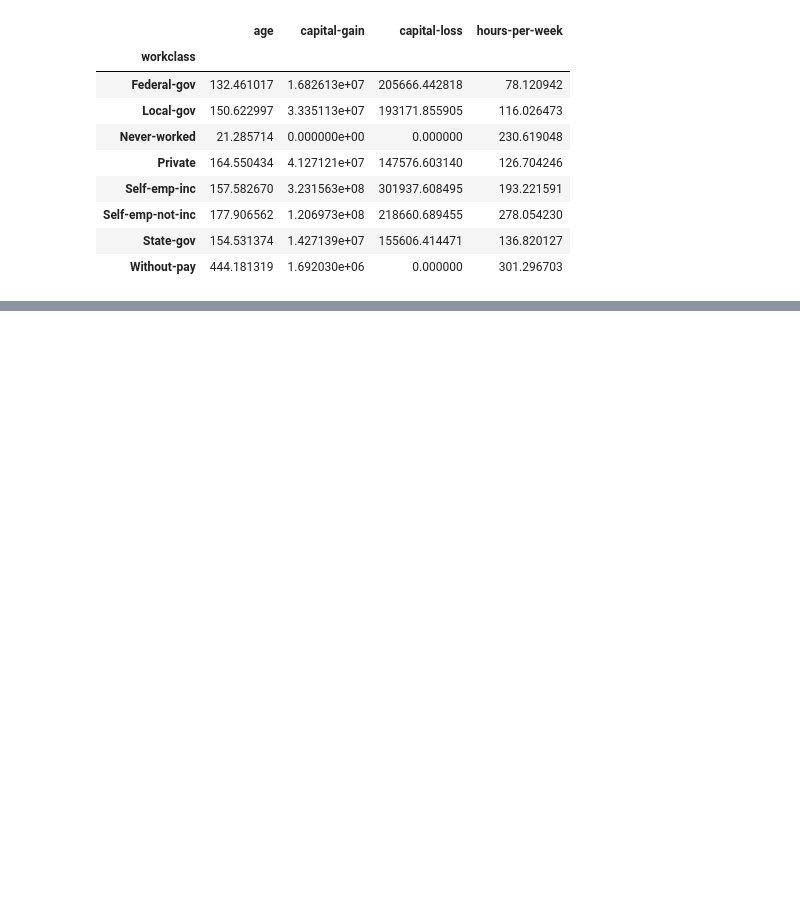
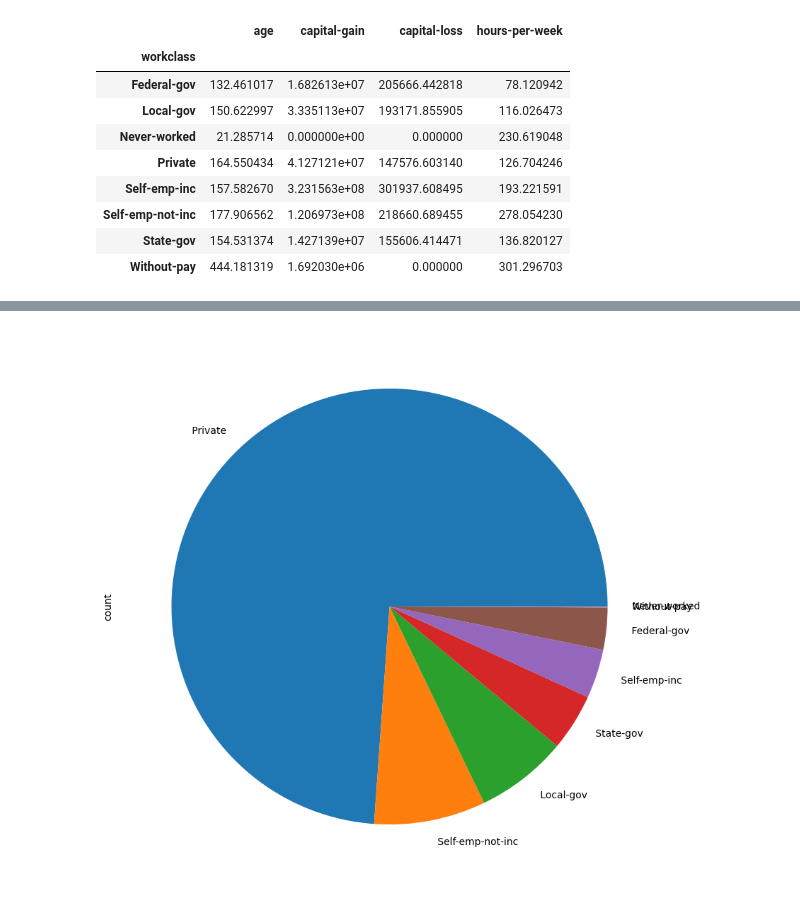
Before and after one commit to slimseidl/DataScience, a Jupyter notebook: DataAnalysisWithTools/pandasAndNumPy/CensusData/numpy.ipynb, the cells around one changed output, grey strips where cells are left out. Cells and saved outputs as stored; diff of their text form; code cells hidden in the pictures; blank space fills up the shorter version.

```diff
--- a/DataAnalysisWithTools/pandasAndNumPy/CensusData/numpy.ipynb
+++ b/DataAnalysisWithTools/pandasAndNumPy/CensusData/numpy.ipynb
@@ -346,0 +392,6 @@ df_census.groupby("workclass")[["age","capital-gain","capital-loss","hours-per-w
+# %%
+# pie chart for work class
+
+df_census['workclass'].value_counts().plot(kind='pie', figsize= (10,10));
+# %% [output]
+[figure, added]
```
Also changed, not shown: parts of 17 cells of this notebook, 8 other files.
